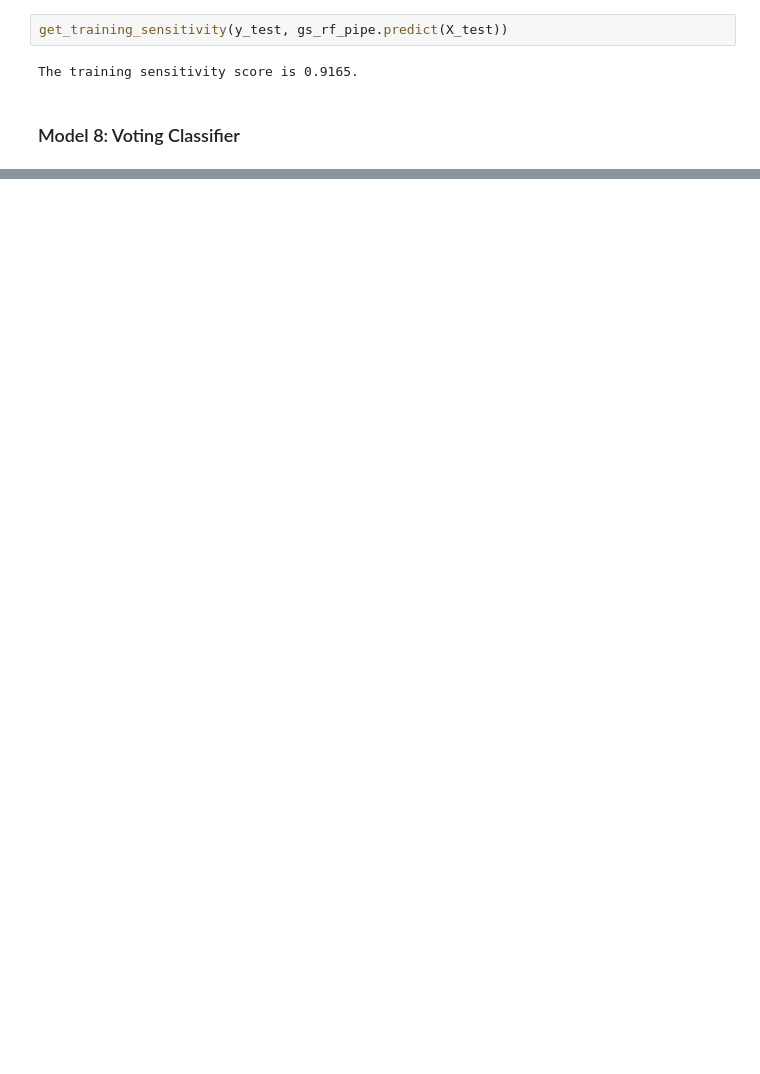
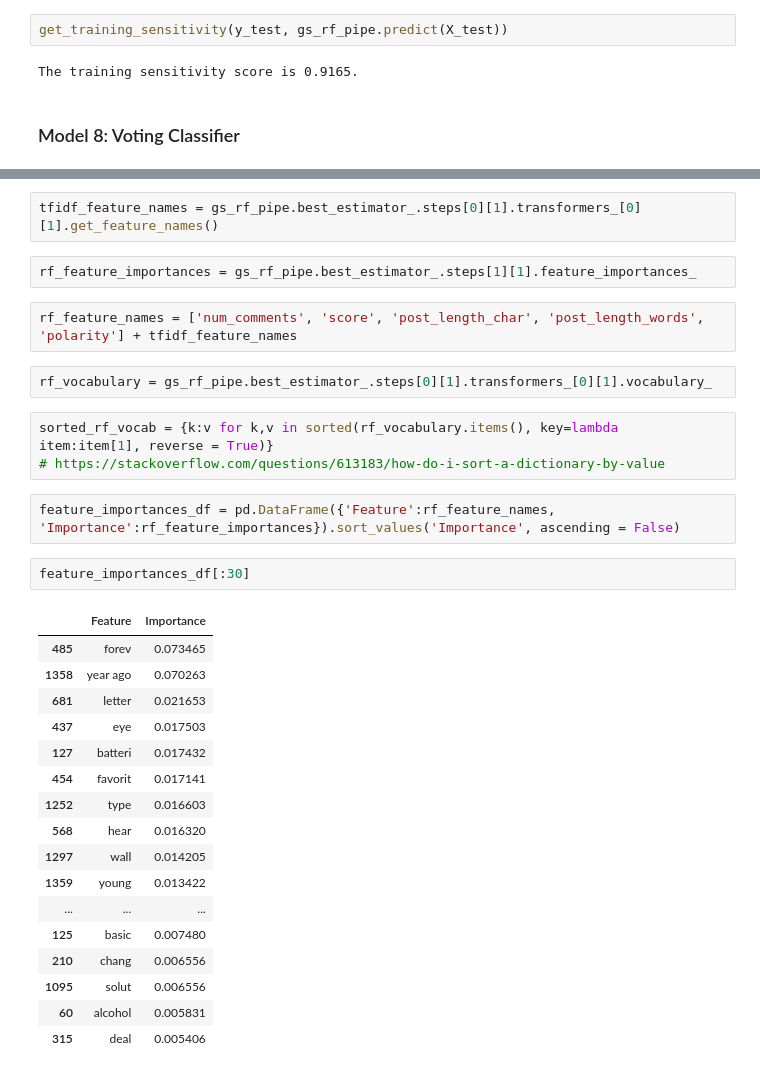
Before and after one commit to jlu90/Subreddit-Classification, a Jupyter notebook: code/05 - Model Preparation, Modeling, and Model Selection.ipynb, the cells around one changed output, grey strips where cells are left out. Cells and saved outputs as stored; diff of their text form; blank space fills up the shorter version.

```diff
--- a/code/05 - Model Preparation, Modeling, and Model Selection.ipynb
+++ b/code/05 - Model Preparation, Modeling, and Model Selection.ipynb
@@ -566,0 +560,33 @@ voting_pipe = {
+# %%
+tfidf_feature_names = gs_rf_pipe.best_estimator_.steps[0][1].transformers_[0][1].get_feature_names()
+# %%
+rf_feature_importances = gs_rf_pipe.best_estimator_.steps[1][1].feature_importances_
+# %%
+rf_feature_names = ['num_comments', 'score', 'post_length_char', 'post_length_words', 'polarity'] + tfidf_feature_names
+# %%
+rf_vocabulary = gs_rf_pipe.best_estimator_.steps[0][1].transformers_[0][1].vocabulary_
+# %%
+sorted_rf_vocab = {k:v for k,v in sorted(rf_vocabulary.items(), key=lambda item:item[1], reverse = True)}
+# https://stackoverflow.com/questions/613183/how-do-i-sort-a-dictionary-by-value
+# %%
+feature_importances_df = pd.DataFrame({'Feature':rf_feature_names, 'Importance':rf_feature_importances}).sort_values('Importance', ascending = False)
+# %%
+feature_importances_df[:30]
+# %% [output]
+|  | Feature | Importance |
+| 485 | forev | 0.073465 |
+| 1358 | year ago | 0.070263 |
+| 681 | letter | 0.021653 |
+| 437 | eye | 0.017503 |
+| 127 | batteri | 0.017432 |
+| 454 | favorit | 0.017141 |
+| 1252 | type | 0.016603 |
+| 568 | hear | 0.016320 |
+| 1297 | wall | 0.014205 |
+| 1359 | young | 0.013422 |
+| ... | ... | ... |
+| 125 | basic | 0.007480 |
+| 210 | chang | 0.006556 |
+| 1095 | solut | 0.006556 |
+| 60 | alcohol | 0.005831 |
+| 315 | deal | 0.005406 |
```
Also changed, not shown: parts of 44 cells of this notebook, 2 other files.
